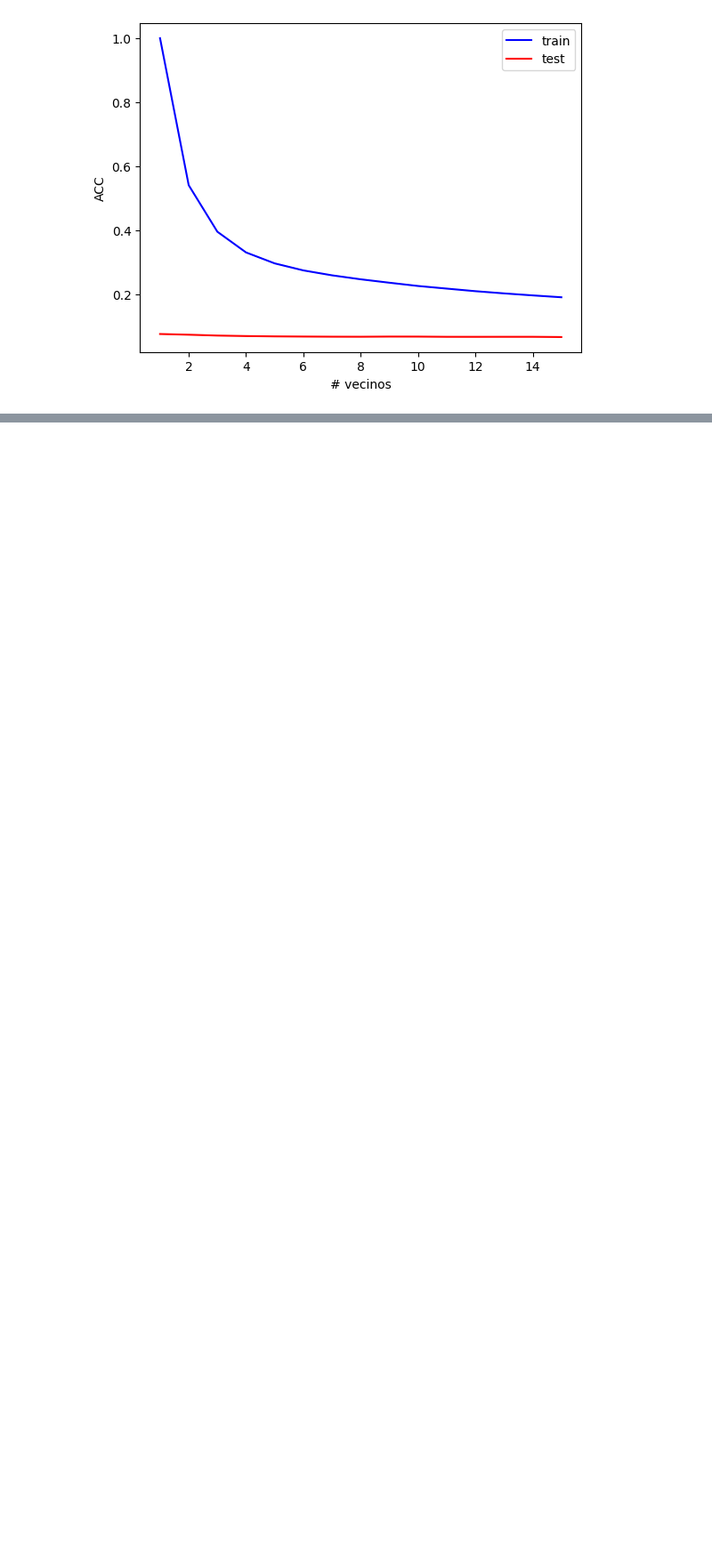
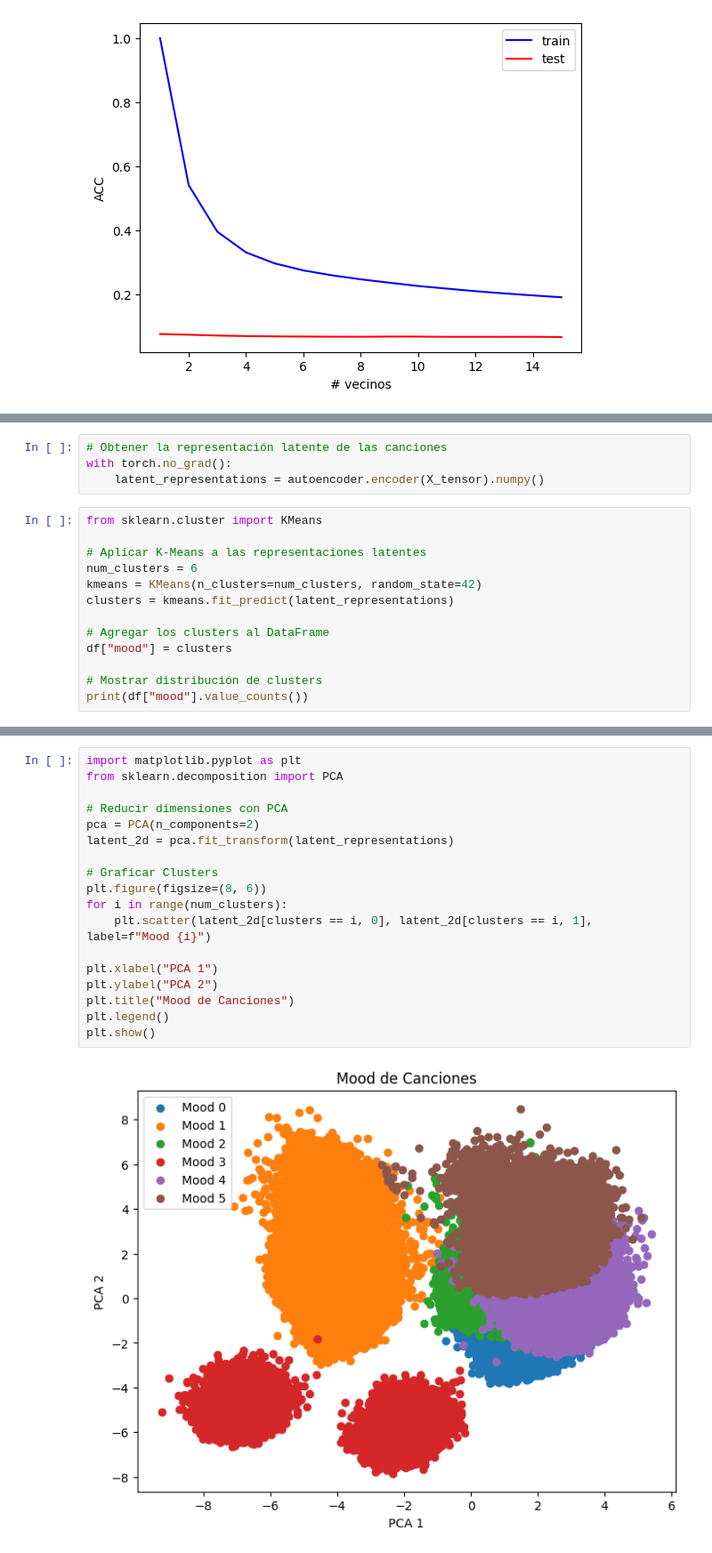
Before and after one commit to algond123/ProyectoFinal_BDML14, a Jupyter notebook: Proyecto_final2.ipynb, the cells around one changed output, grey strips where cells are left out. Shown at 89% size. Cells and saved outputs as stored; diff of their text form; blank space fills up the shorter version.

```diff
--- a/Proyecto_final2.ipynb
+++ b/Proyecto_final2.ipynb
@@ -494,0 +599,17 @@ def get_mood(valence, danceability, energy):
+# %%
+# Obtener la representación latente de las canciones
+with torch.no_grad():
+    latent_representations = autoencoder.encoder(X_tensor).numpy()
+# %%
+from sklearn.cluster import KMeans
+
+# Aplicar K-Means a las representaciones latentes
+num_clusters = 6
+kmeans = KMeans(n_clusters=num_clusters, random_state=42)
+clusters = kmeans.fit_predict(latent_representations)
+
+# Agregar los clusters al DataFrame
+df["mood"] = clusters
+
+# Mostrar distribución de clusters
+print(df["mood"].value_counts())
@@ -494,0 +632,20 @@ def get_mood(valence, danceability, energy):
+# %%
+import matplotlib.pyplot as plt
+from sklearn.decomposition import PCA
+
+# Reducir dimensiones con PCA
+pca = PCA(n_components=2)
+latent_2d = pca.fit_transform(latent_representations)
+
+# Graficar Clusters
+plt.figure(figsize=(8, 6))
+for i in range(num_clusters):
+    plt.scatter(latent_2d[clusters == i, 0], latent_2d[clusters == i, 1], label=f"Mood {i}")
+
+plt.xlabel("PCA 1")
+plt.ylabel("PCA 2")
+plt.title("Mood de Canciones")
+plt.legend()
+plt.show()
+# %% [output]
+[figure, added]
```
Also changed, not shown: parts of 30 cells of this notebook.
